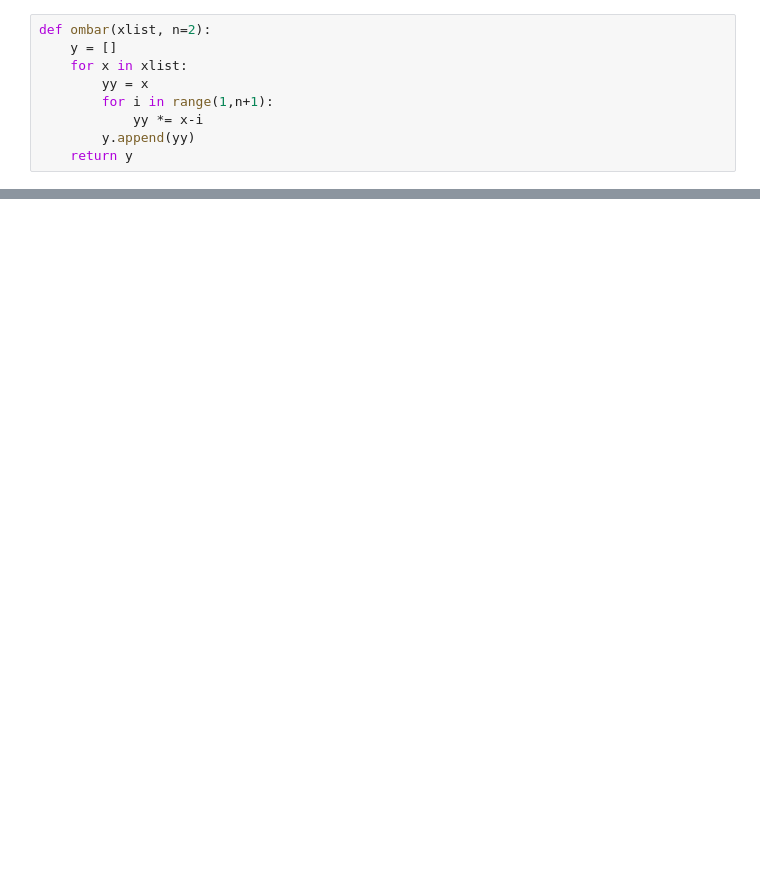
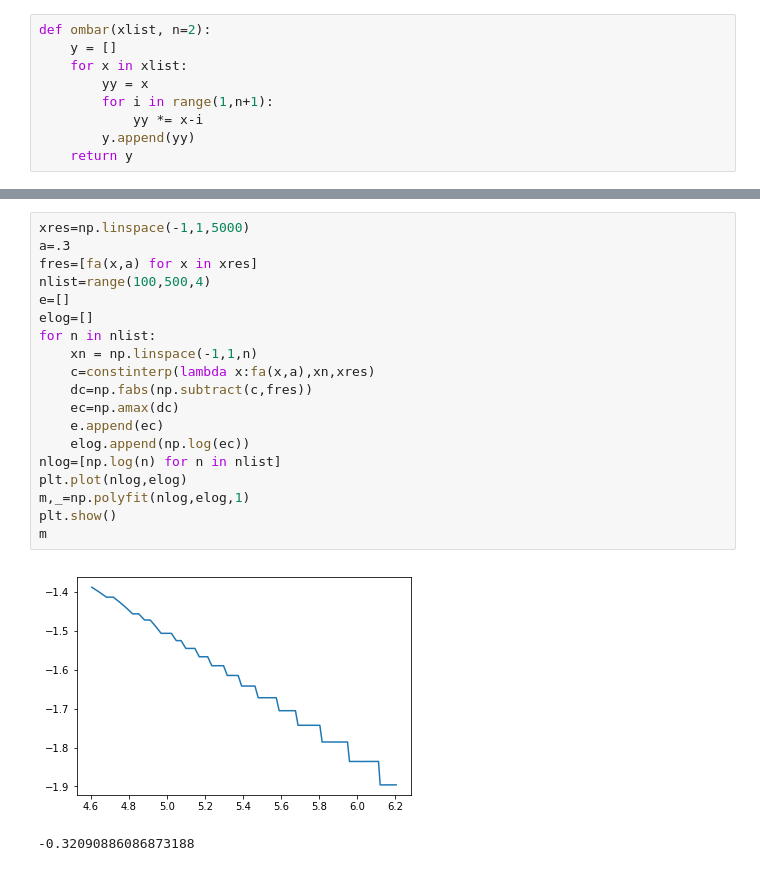
Before and after one commit to Legrandj/power, a Jupyter notebook: interp.ipynb, the cells around one changed output, grey strips where cells are left out. Cells and saved outputs as stored; diff of their text form; blank space fills up the shorter version.

```diff
--- a/interp.ipynb
+++ b/interp.ipynb
@@ -13,0 +104,22 @@ def ombar(xlist, n=2):
+# %%
+xres=np.linspace(-1,1,5000)
+a=.3
+fres=[fa(x,a) for x in xres]
+nlist=range(100,500,4)
+e=[]
+elog=[]
+for n in nlist:
+    xn = np.linspace(-1,1,n)
+    c=constinterp(lambda x:fa(x,a),xn,xres)
+    dc=np.fabs(np.subtract(c,fres))
+    ec=np.amax(dc)
+    e.append(ec)
+    elog.append(np.log(ec))
+nlog=[np.log(n) for n in nlist]
+plt.plot(nlog,elog)
+m,_=np.polyfit(nlog,elog,1)
+plt.show()
+m
+# %% [output]
+[figure, added]
+-0.32090886086873188
```
Also changed, not shown: parts of 20 cells of this notebook.
